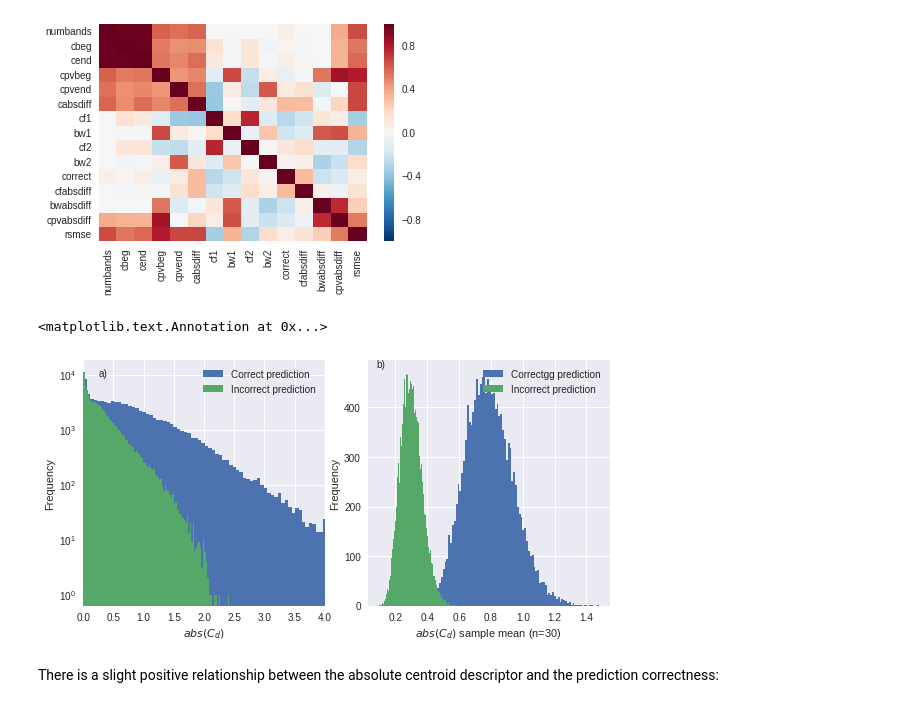
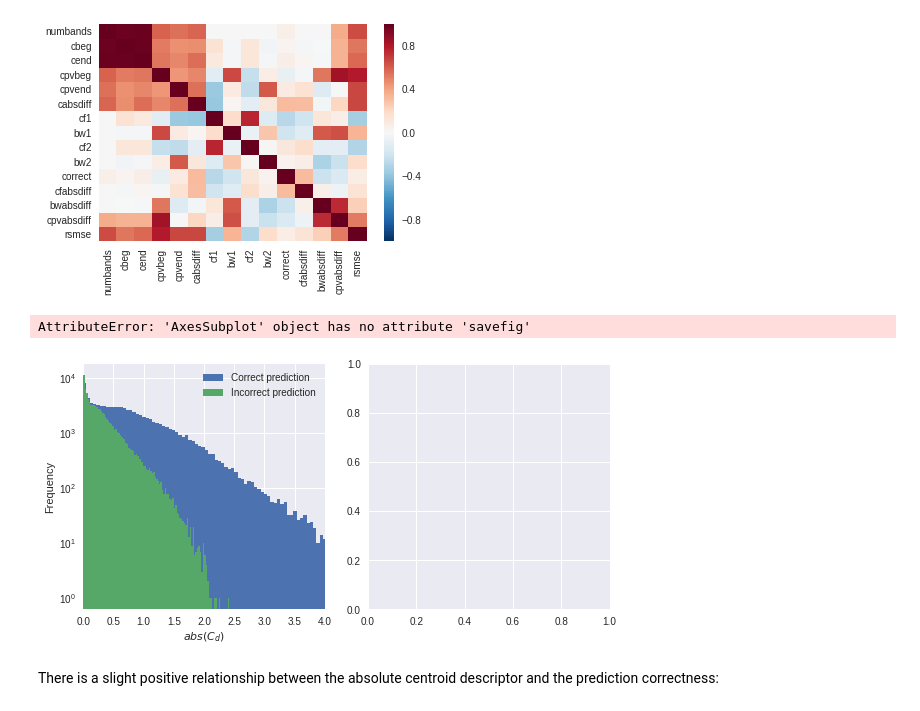
Before and after one commit to ech2/papers, a Jupyter notebook: dafx17/exp2_synthetic_noises.ipynb, the cells around one changed output. Cells and saved outputs as stored; diff of their text form; code cells hidden in the pictures.

```diff
--- a/dafx17/exp2_synthetic_noises.ipynb
+++ b/dafx17/exp2_synthetic_noises.ipynb
@@ -129,4 +129,4 @@ def import_data(csv_file='noise_data_calc.csv', sep=';'):
 # noise_data_calc = import_data()
 # noise_data_calc.to_csv('noise_data_calc-cached.csv', sep=';')
 noise_data_calc = pd.read_csv('noise_data_calc-cached.csv', sep=';', index_col=0)
-noise_data_calc = noise_data_calc.query('dirorig != "still"')
+# noise_data_calc = noise_data_calc.query('dirorig != "still"')
@@ -169,29 +195,27 @@ c_error_sm = calc_sm(pred_error_cdiff)
 # %%
 fig2, (ax1, ax2) = plt.subplots(1, 2, figsize=(8, 4))
 fig2.tight_layout(w_pad=1.5)
 
 pred_correct_cdiff.sample(len(pred_error_cdiff)).abs().hist(bins=100, ax=ax1)
 pred_error_cdiff.abs().hist(bins=100, ax=ax1)
 ax1.set_xlim([0, 4])
 ax1.set_yscale('log')
 ax1.set_xlabel('$abs(C_d)$')
 ax1.set_ylabel('Frequency')
 ax1.legend(['Correct prediction', 'Incorrect prediction'])
-ax1.annotate('a)', xy=(0.25, 9500))
-
+ax1.savefig('2cdiff-a.pdf')
 # sns.distplot(c_correct_sm, rug=True, ax=ax2)
 # sns.distplot(c_error_sm, rug=True, ax=ax2)
 c_correct_sm.hist(bins=100, ax=ax2)
 c_error_sm.hist(bins=100, ax=ax2)
 ax2.set_xlabel('$abs(C_d)$ sample mean (n=30)')
 ax2.set_ylabel('Frequency')
-ax2.legend(['Correctgg prediction', 'Incorrect prediction'])
-ax2.annotate('b)', xy=(0.0775, 480))
-
-# fig2.savefig('2cdiff.pdf')
+ax2.legend(['Correct prediction', 'Incorrect prediction'])
+ax2.savefig('2cdiff-b.pdf')
+fig2.plot()
 # %% [output]
-<matplotlib.text.Annotation at 0x...>
+AttributeError: 'AxesSubplot' object has no attribute 'savefig'
-[figure, old version]
+[figure, new version]
 # %% [markdown]
 There is a slight positive relationship between the absolute centroid descriptor and the prediction correctness:
 # %%
```
Also changed, not shown: parts of 7 cells of this notebook, 1 other file.
